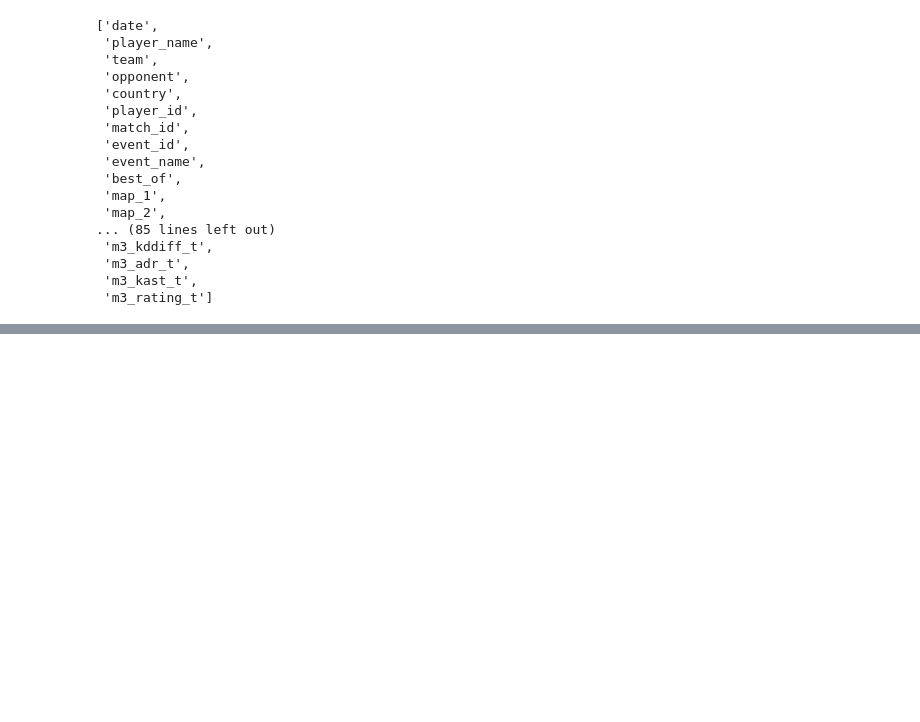
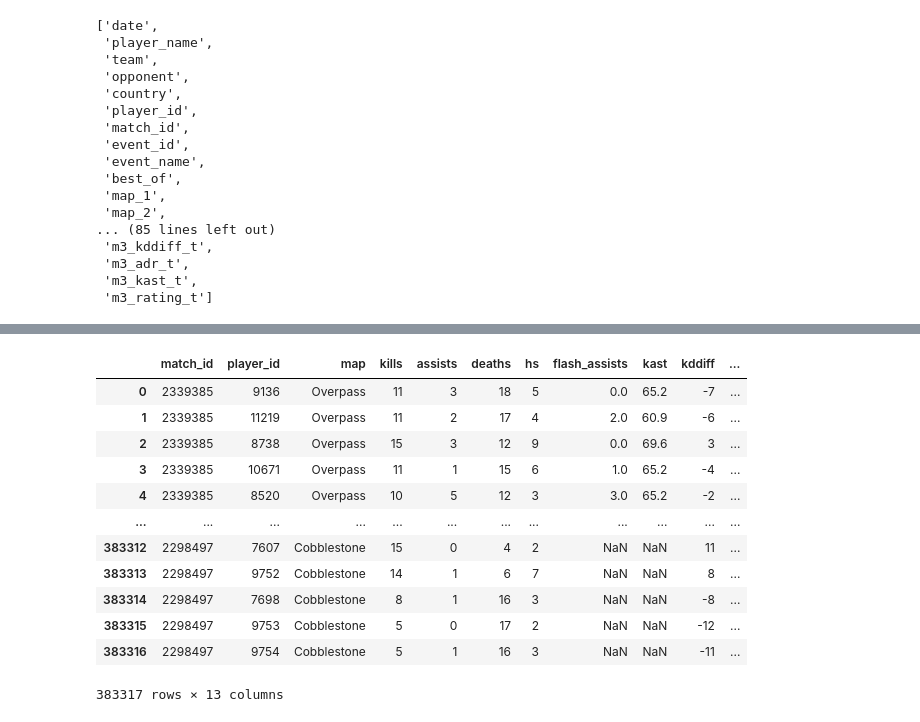
Before and after one commit to pqrt12/Final_Project, a Jupyter notebook: Notebook/ETL_process_historical_data.ipynb, the cells around one changed output, grey strips where cells are left out. Cells and saved outputs as stored; diff of their text form; code cells hidden in the pictures; blank space fills up the shorter version.

```diff
--- a/Notebook/ETL_process_historical_data.ipynb
+++ b/Notebook/ETL_process_historical_data.ipynb
@@ -399,0 +415,3 @@ players_map1_df
+# %%
+players_map1_df_nna = players_map1_df.dropna(thresh=4)
+players_map1_df_nna
@@ -399,0 +541,15 @@ players_map1_df
+# %%
+players_map1_df_nna = players_map1_df_nna.rename(columns = {
+                                                            "map_1": "map",
+                                                            "m1_kills": "kills",
+                                                            "m1_assists": "assists",
+                                                            "m1_deaths": "deaths",
+                                                            "m1_hs": "hs",
+                                                            "m1_flash_assists": "flash_assists",
+                                                            "m1_kast": "kast",
+                                                            "m1_kddiff": "kddiff",
+                                                            "m1_adr": "adr",
+                                                            "m1_fkdiff": "fkdiff",
+                                                            "m1_rating": "rating"
+})
+players_map1_df_nna.head()
@@ -399,0 +563,16 @@ players_map1_df
+# %%
+players_map1_df_nna
+# %% [output]
+|  | match_id | player_id | map | kills | assists | deaths | hs | flash_assists | kast | kddiff | ... |
+| 0 | 2339385 | 9136 | Overpass | 11 | 3 | 18 | 5 | 0.0 | 65.2 | -7 | ... |
+| 1 | 2339385 | 11219 | Overpass | 11 | 2 | 17 | 4 | 2.0 | 60.9 | -6 | ... |
+| 2 | 2339385 | 8738 | Overpass | 15 | 3 | 12 | 9 | 0.0 | 69.6 | 3 | ... |
+| 3 | 2339385 | 10671 | Overpass | 11 | 1 | 15 | 6 | 1.0 | 65.2 | -4 | ... |
+| 4 | 2339385 | 8520 | Overpass | 10 | 5 | 12 | 3 | 3.0 | 65.2 | -2 | ... |
+| ... | ... | ... | ... | ... | ... | ... | ... | ... | ... | ... | ... |
+| 383312 | 2298497 | 7607 | Cobblestone | 15 | 0 | 4 | 2 | NaN | NaN | 11 | ... |
+| 383313 | 2298497 | 9752 | Cobblestone | 14 | 1 | 6 | 7 | NaN | NaN | 8 | ... |
+| 383314 | 2298497 | 7698 | Cobblestone | 8 | 1 | 16 | 3 | NaN | NaN | -8 | ... |
+| 383315 | 2298497 | 9753 | Cobblestone | 5 | 0 | 17 | 2 | NaN | NaN | -12 | ... |
+| 383316 | 2298497 | 9754 | Cobblestone | 5 | 1 | 16 | 3 | NaN | NaN | -11 | ... |
+383317 rows × 13 columns
```
Also changed, not shown: parts of 20 cells of this notebook.
